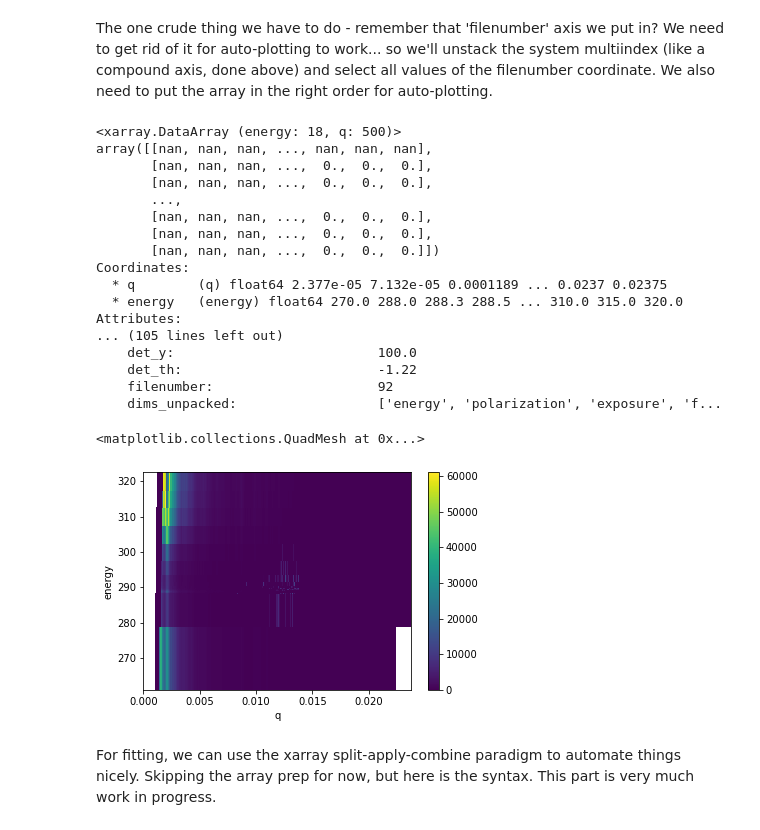
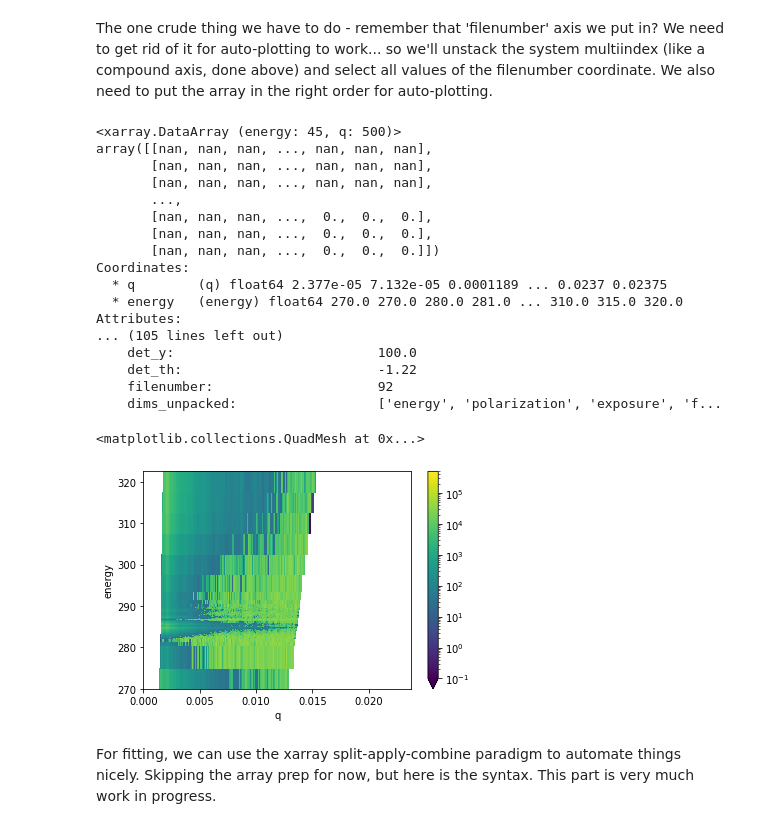
Before and after one commit to usnistgov/PyHyperScattering, a Jupyter notebook: tutorial/Demo - XArrayResonantScattering.ipynb, the cells around one changed output. Saved outputs shown, nothing was run; the diff lists cells and outputs as text; code cells hidden in the pictures.

```diff
--- a/tutorial/Demo - XArrayResonantScattering.ipynb
+++ b/tutorial/Demo - XArrayResonantScattering.ipynb
@@ -233,32 +241,33 @@ Coordinates:
 # %% [markdown]
 The one crude thing we have to do - remember that 'filenumber' axis we put in?  We need to get rid of it for auto-plotting to work... so we'll unstack the system multiindex (like a compound axis, done above) and select all values of the filenumber coordinate.  We also need to put the array in the right order for auto-plotting.
 # %%
-pol100chi0 = pol100chi0.sel(filenumber=slice(0,500)).sel(exposure=slice(0.8,1.1))
+pol100chi0 = pol100chi0.sel(filenumber=slice(0,500)).sel(exposure=slice(0.08,0.11))
 pol100chi0 = pol100chi0.drop('chi').sortby('energy').sortby('q')
 pol100chi0
 # %% [output]
-<xarray.DataArray (energy: 18, q: 500)>
+<xarray.DataArray (energy: 45, q: 500)>
 array([[nan, nan, nan, ..., nan, nan, nan],
-       [nan, nan, nan, ...,  0.,  0.,  0.],
-       [nan, nan, nan, ...,  0.,  0.,  0.],
+       [nan, nan, nan, ..., nan, nan, nan],
+       [nan, nan, nan, ..., nan, nan, nan],
        ...,
        [nan, nan, nan, ...,  0.,  0.,  0.],
        [nan, nan, nan, ...,  0.,  0.,  0.],
        [nan, nan, nan, ...,  0.,  0.,  0.]])
 Coordinates:
   * q        (q) float64 2.377e-05 7.132e-05 0.0001189 ... 0.0237 0.02375
-  * energy   (energy) float64 270.0 288.0 288.3 288.5 ... 310.0 315.0 320.0
+  * energy   (energy) float64 270.0 270.0 280.0 281.0 ... 310.0 315.0 320.0
 Attributes:
 ... (105 lines left out)
     det_y:                          100.0
     det_th:                         -1.22
     filenumber:                     92
     dims_unpacked:                  ['energy', 'polarization', 'exposure', 'f...
-# %%
-pol100chi0.plot()
-# %% [output]
-<matplotlib.collections.QuadMesh at 0x...>
-[figure, removed]
+# %%
+from matplotlib.colors import LogNorm
+pol100chi0.plot(norm=LogNorm(1e-1,5e5))
+# %% [output]
+<matplotlib.collections.QuadMesh at 0x...>
+[figure, added]
 # %% [markdown]
 For fitting, we can use the xarray split-apply-combine paradigm to automate things nicely.
 Skipping the array prep for now, but here is the syntax.  This part is very much work in progress.
```
Also changed, not shown: parts of 12 cells of this notebook, 1 other file.
